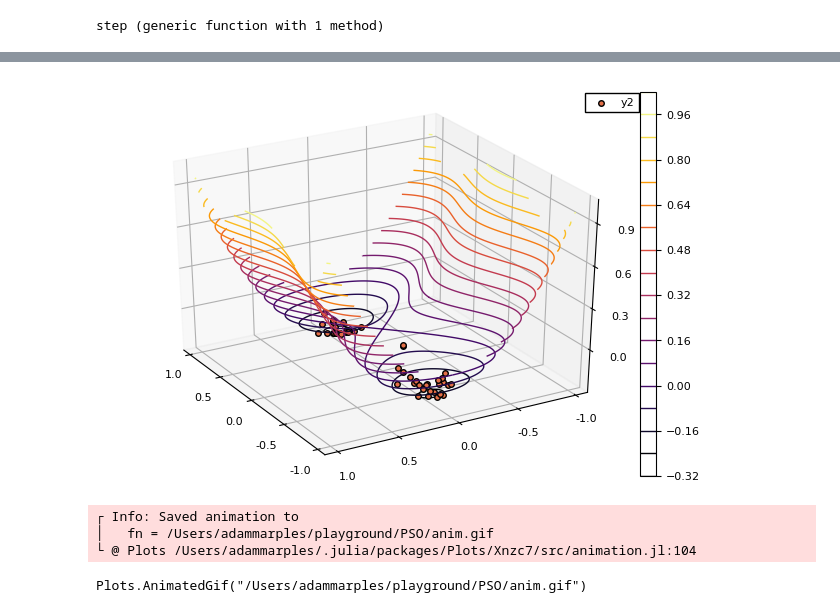
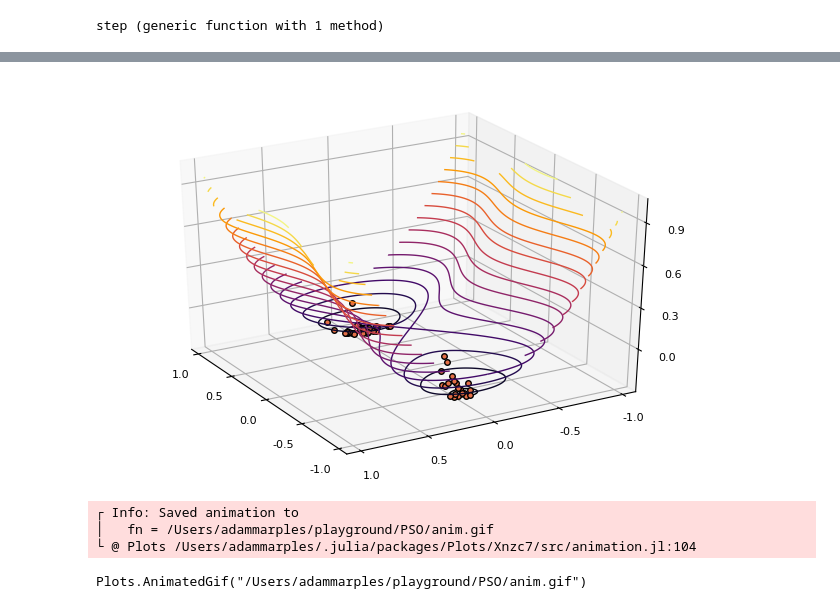
Before and after one commit to adammarples/particle_swarm_optimisation, a Jupyter notebook: jPSO.ipynb, the cells around one changed output, grey strips where cells are left out. Cells and saved outputs as stored; diff of their text form; code cells hidden in the pictures.

Commit message:
updated notebook image

```diff
--- a/jPSO.ipynb
+++ b/jPSO.ipynb
@@ -102,15 +104,15 @@ plot!(X, Y, Z, st=:scatter, camera=(-120, 30), fillalpha=0.9, legend = :none)
 # %%
 anim = @animate for i ∈ 1:75
     step(swarm)
-    contour(x, y, f)
+    contour(x, y, f, legend=:none)
     X = [p.position.x for p in swarm.particles]
     Y = [p.position.y for p in swarm.particles]
     Z = [f(p) for p in swarm.particles]
-    plot!(X, Y, Z, st=:scatter, camera=(-120, 30))
+    plot!(X, Y, Z, st=:scatter, camera=(-120, 30), legend=:none)
 end
 gif(anim, "anim.gif", fps = 30)
 # %% [output]
-[figure, old version]
+[figure, new version]
 ┌ Info: Saved animation to
 │   fn = /Users/adammarples/playground/PSO/anim.gif
 └ @ Plots /Users/adammarples/.julia/packages/Plots/Xnzc7/src/animation.jl:104
```
Also changed, not shown: parts of 1 cell of this notebook.
